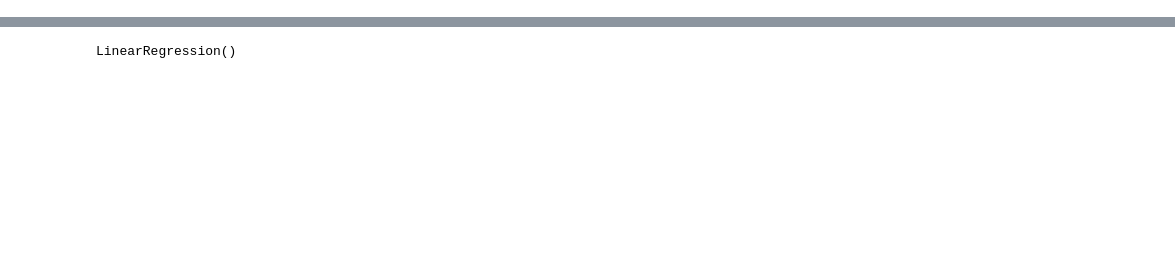
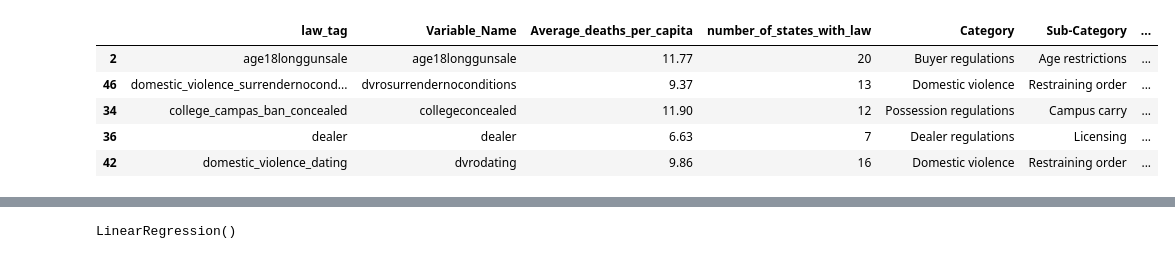
Before and after one commit to HopeAkrout/Final_Project, a Jupyter notebook: segment_2_machine_learning/death-predictor/notebook.ipynb, the cells around one changed output, grey strips where cells are left out. Drawn from its saved outputs; the diff is of its cells as text; code cells hidden in the pictures; blank space fills up the shorter version.

```diff
--- a/segment_2_machine_learning/death-predictor/notebook.ipynb
+++ b/segment_2_machine_learning/death-predictor/notebook.ipynb
@@ -63,2 +52,13 @@ Name: deaths, dtype: float64
+# %%
+# drop rows where 3 or less states have law
+df2 = df2[df2['number_of_states_with_law'] > 3]
+df2.sample(5)
+# %% [output]
+|  | law_tag | Variable_Name | Average_deaths_per_capita | number_of_states_with_law | Category | Sub-Category | ... |
+| 2 | age18longgunsale | age18longgunsale | 11.77 | 20 | Buyer regulations | Age restrictions | ... |
+| 46 | domestic_violence_surrendernocond... | dvrosurrendernoconditions | 9.37 | 13 | Domestic violence | Restraining order | ... |
+| 34 | college_campas_ban_concealed | collegeconcealed | 11.90 | 12 | Possession regulations | Campus carry | ... |
+| 36 | dealer | dealer | 6.63 | 7 | Dealer regulations | Licensing | ... |
+| 42 | domestic_violence_dating | dvrodating | 9.86 | 16 | Domestic violence | Restraining order | ... |
 # %%
 # Importing the dataset for ML
```
Also changed, not shown: parts of 9 cells of this notebook, 24 other files.
